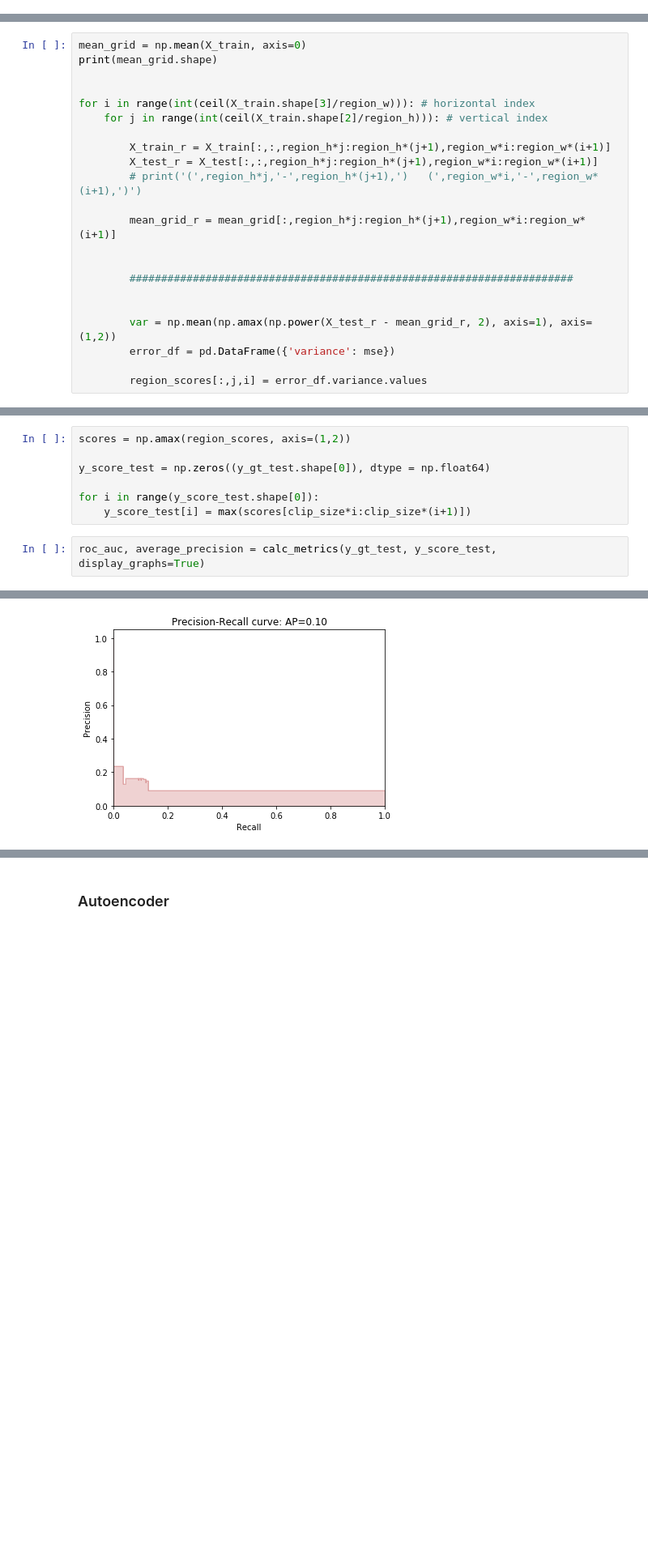
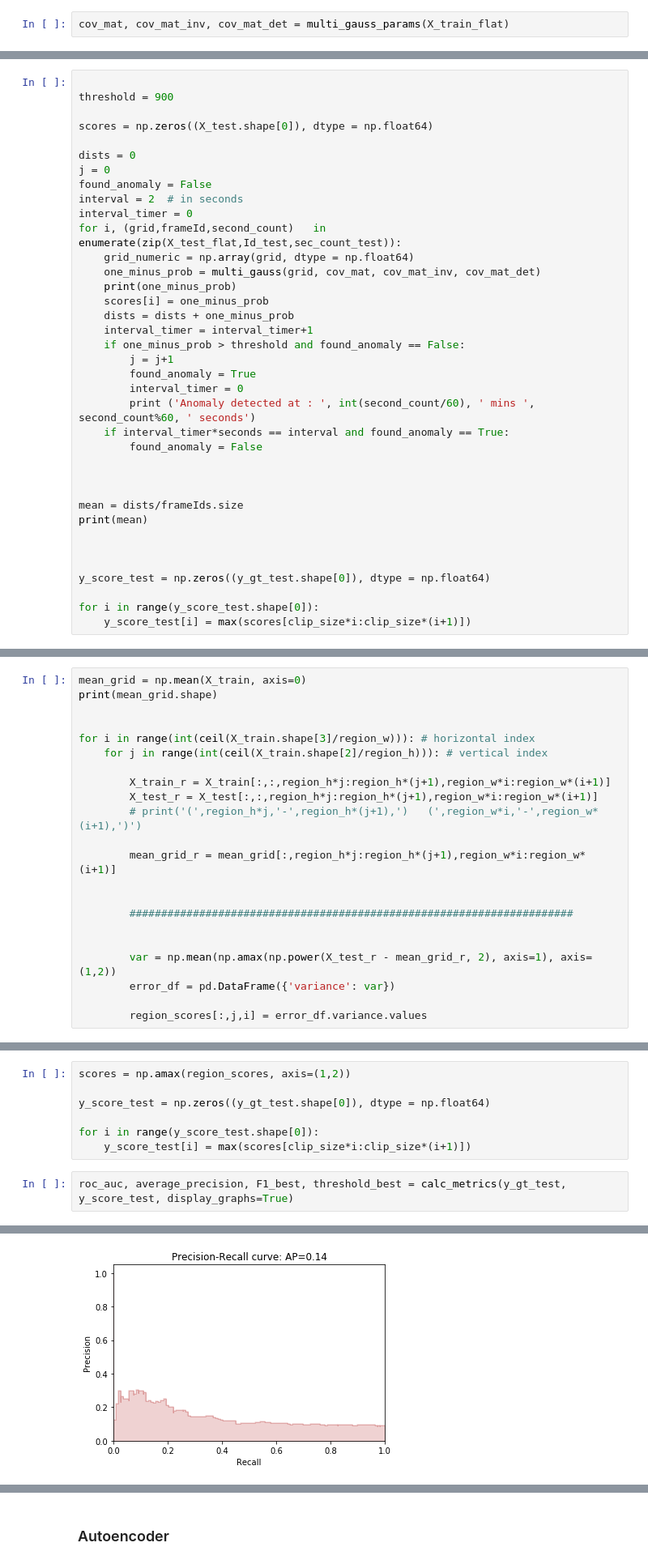
Before and after one commit to erenkopuz/FYP, a Jupyter notebook: video_processing/process_video.ipynb, the cells around one changed output, grey strips where cells are left out. Shown at 81% size. Cells and saved outputs as stored; diff of their text form; blank space fills up the shorter version.

Commit message:
Multivariate Gaussian

```diff
--- a/video_processing/process_video.ipynb
+++ b/video_processing/process_video.ipynb
@@ -1073,0 +1159,2 @@ print (maxi)
+# %%
+cov_mat, cov_mat_inv, cov_mat_det = multi_gauss_params(X_train_flat)
@@ -1073,0 +1183,37 @@ print (maxi)
+# %%
+
+threshold = 900
+
+scores = np.zeros((X_test.shape[0]), dtype = np.float64)
+
+dists = 0
+j = 0
+found_anomaly = False
+interval = 2  # in seconds
+interval_timer = 0
+for i, (grid,frameId,second_count)   in enumerate(zip(X_test_flat,Id_test,sec_count_test)):
+    grid_numeric = np.array(grid, dtype = np.float64)
+    one_minus_prob = multi_gauss(grid, cov_mat, cov_mat_inv, cov_mat_det)
+    print(one_minus_prob)
+    scores[i] = one_minus_prob
+    dists = dists + one_minus_prob
+    interval_timer = interval_timer+1
+    if one_minus_prob > threshold and found_anomaly == False:
+        j = j+1
+        found_anomaly = True
+        interval_timer = 0
+        print ('Anomaly detected at : ', int(second_count/60), ' mins ', second_count%60, ' seconds')
+    if interval_timer*seconds == interval and found_anomaly == True:
+        found_anomaly = False
+
+
+
+mean = dists/frameIds.size
+print(mean)
+
+
+
+y_score_test = np.zeros((y_gt_test.shape[0]), dtype = np.float64)
+
+for i in range(y_score_test.shape[0]):
+    y_score_test[i] = max(scores[clip_size*i:clip_size*(i+1)])
@@ -1387,7 +1556,7 @@ for i in range(int(ceil(X_train.shape[3]/region_w))): # horizontal index
 
 
         var = np.mean(np.amax(np.power(X_test_r - mean_grid_r, 2), axis=1), axis=(1,2))
-        error_df = pd.DataFrame({'variance': mse})
+        error_df = pd.DataFrame({'variance': var})
 
         region_scores[:,j,i] = error_df.variance.values
 # %% [output]
@@ -1400,5 +1569,5 @@ y_score_test = np.zeros((y_gt_test.shape[0]), dtype = np.float64)
 for i in range(y_score_test.shape[0]):
     y_score_test[i] = max(scores[clip_size*i:clip_size*(i+1)])
 # %%
-roc_auc, average_precision = calc_metrics(y_gt_test, y_score_test, display_graphs=True)
+roc_auc, average_precision, F1_best, threshold_best = calc_metrics(y_gt_test, y_score_test, display_graphs=True)
 # %% [output]
@@ -1408,4 +1578,4 @@ Average precision-recall score: 0.10
-[figure, old version]
+[figure, new version]
 # %%
 threshold = 0.4
 interval = 1
```
Also changed, not shown: parts of 30 cells of this notebook.
